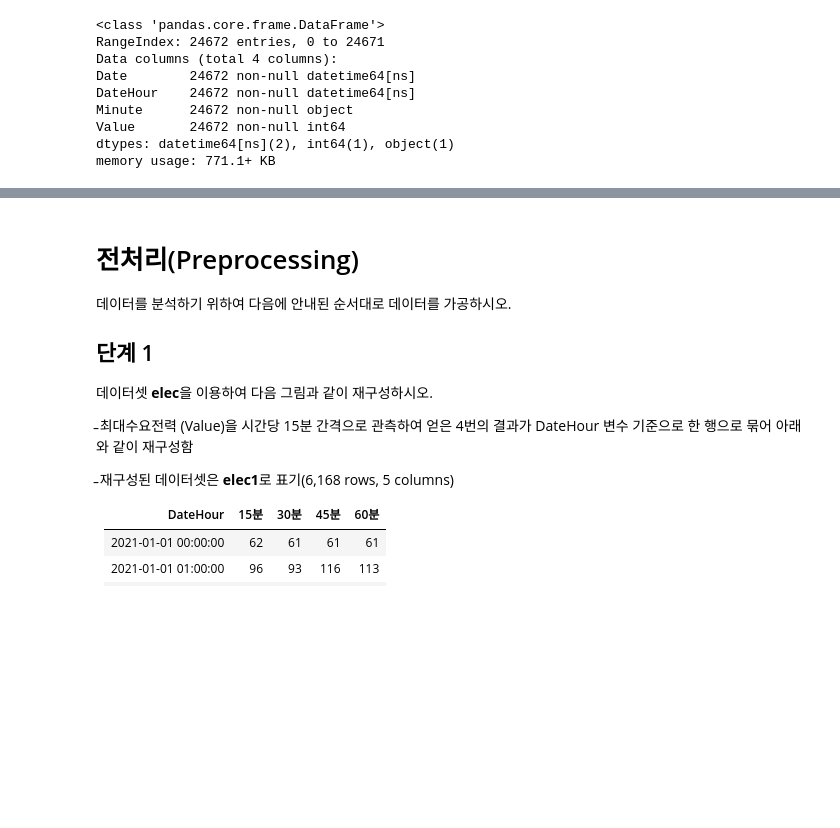
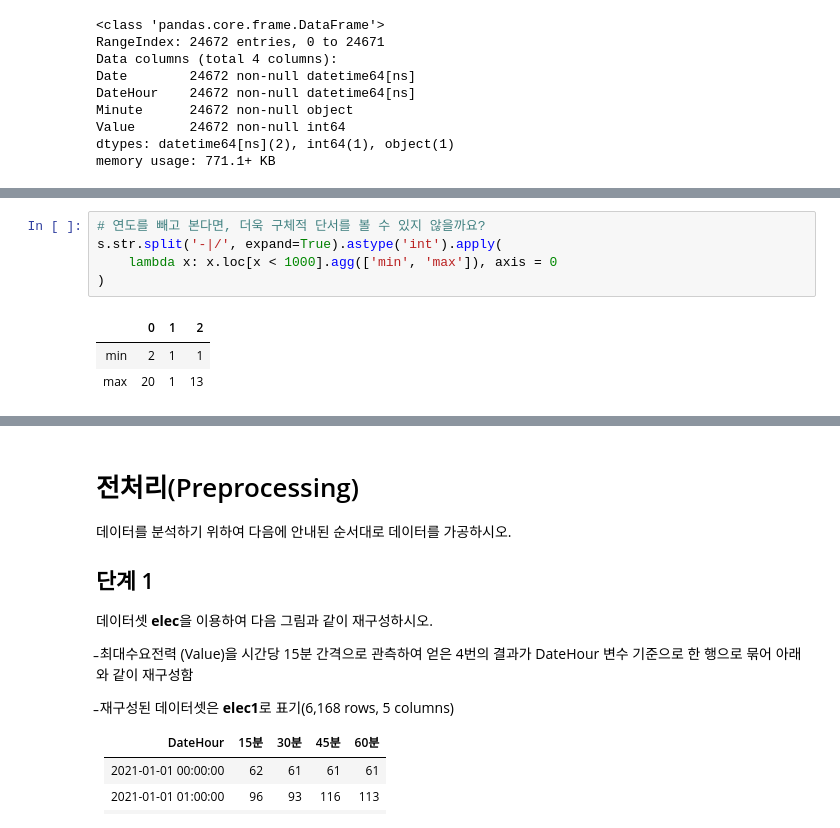
Before and after one commit to sunkusun9/DS_lv3_2607, a Jupyter notebook: sec_ds_lv3_prob3_prob.ipynb, the cells around one changed output, grey strips where cells are left out. Drawn from its saved outputs; the diff is of its cells as text; blank space fills up the shorter version.

```diff
--- a/sec_ds_lv3_prob3_prob.ipynb
+++ b/sec_ds_lv3_prob3_prob.ipynb
@@ -233,0 +230,9 @@ dtype: object
+# %%
+# 연도를 빼고 본다면, 더욱 구체적 단서를 볼 수 있지 않을까요?
+s.str.split('-|/', expand=True).astype('int').apply(
+    lambda x: x.loc[x < 1000].agg(['min', 'max']), axis = 0
+)
+# %% [output]
+|  | 0 | 1 | 2 |
+| min | 2 | 1 | 1 |
+| max | 20 | 1 | 13 |
```
Also changed, not shown: parts of 109 cells of this notebook.
